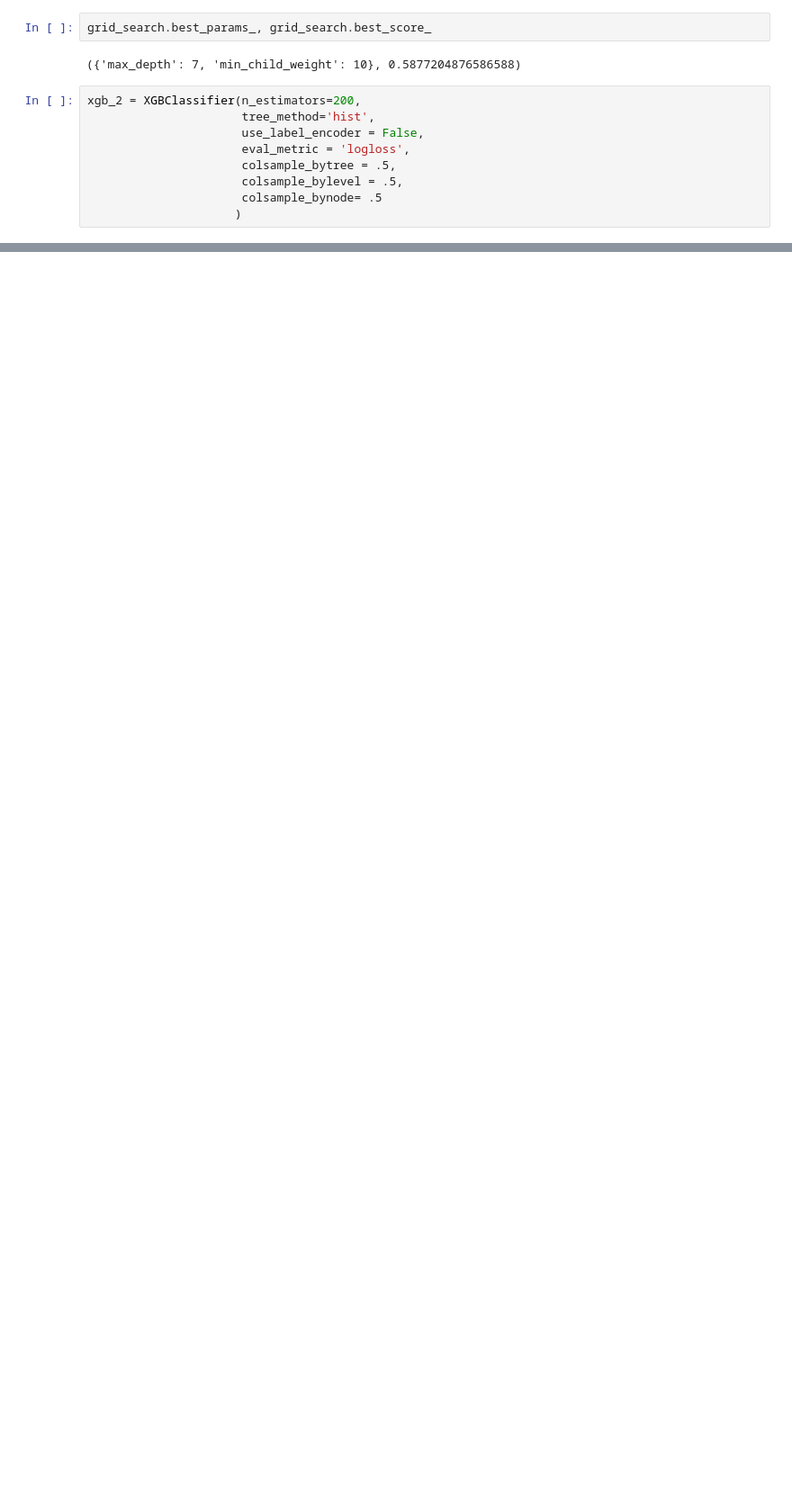
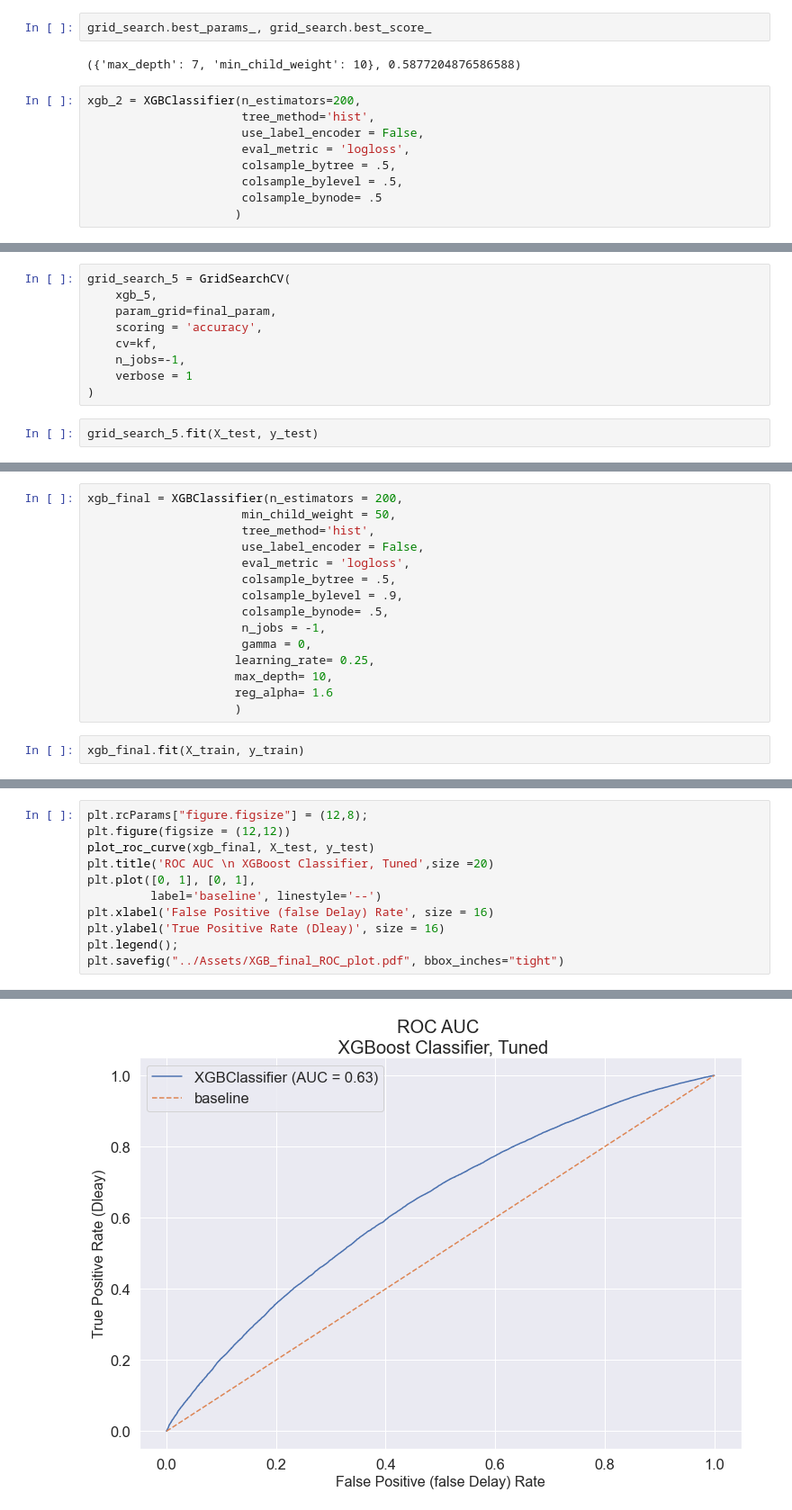
Before and after one commit to nvbergen/predicting_air_delays, a Jupyter notebook: Code/03_model.ipynb, the cells around one changed output, grey strips where cells are left out. Shown at 90% size. Drawn from its saved outputs; the diff is of its cells as text; blank space fills up the shorter version.

```diff
--- a/Code/03_model.ipynb
+++ b/Code/03_model.ipynb
@@ -811,0 +983,11 @@ param_grid = {'gamma': [0,0.1,0.2,0.4,0.8,1],
+# %%
+grid_search_5 = GridSearchCV(
+    xgb_5,
+    param_grid=final_param,
+    scoring = 'accuracy',
+    cv=kf,
+    n_jobs=-1,
+    verbose = 1
+)
+# %%
+grid_search_5.fit(X_test, y_test)
@@ -811,0 +1027,17 @@ param_grid = {'gamma': [0,0.1,0.2,0.4,0.8,1],
+# %%
+xgb_final = XGBClassifier(n_estimators = 200,
+                      min_child_weight = 50,
+                      tree_method='hist',
+                      use_label_encoder = False,
+                      eval_metric = 'logloss',
+                      colsample_bytree = .5,
+                      colsample_bylevel = .9,
+                      colsample_bynode= .5,
+                      n_jobs = -1,
+                      gamma = 0,
+                     learning_rate= 0.25,
+                     max_depth= 10,
+                     reg_alpha= 1.6
+                     )
+# %%
+xgb_final.fit(X_train, y_train)
@@ -811,0 +1054,12 @@ param_grid = {'gamma': [0,0.1,0.2,0.4,0.8,1],
+# %%
+plt.rcParams["figure.figsize"] = (12,8);
+plt.figure(figsize = (12,12))
+plot_roc_curve(xgb_final, X_test, y_test)
+plt.title('ROC AUC \n XGBoost Classifier, Tuned',size =20)
+plt.plot([0, 1], [0, 1],
+         label='baseline', linestyle='--')
+plt.xlabel('False Positive (false Delay) Rate', size = 16)
+plt.ylabel('True Positive Rate (Dleay)', size = 16)
+plt.legend();
+plt.savefig("../Assets/XGB_final_ROC_plot.pdf", bbox_inches="tight")
+# %% [output]
@@ -811,0 +1067 @@ param_grid = {'gamma': [0,0.1,0.2,0.4,0.8,1],
+[figure, added]
```
Also changed, not shown: parts of 41 cells of this notebook, 2 other files.
